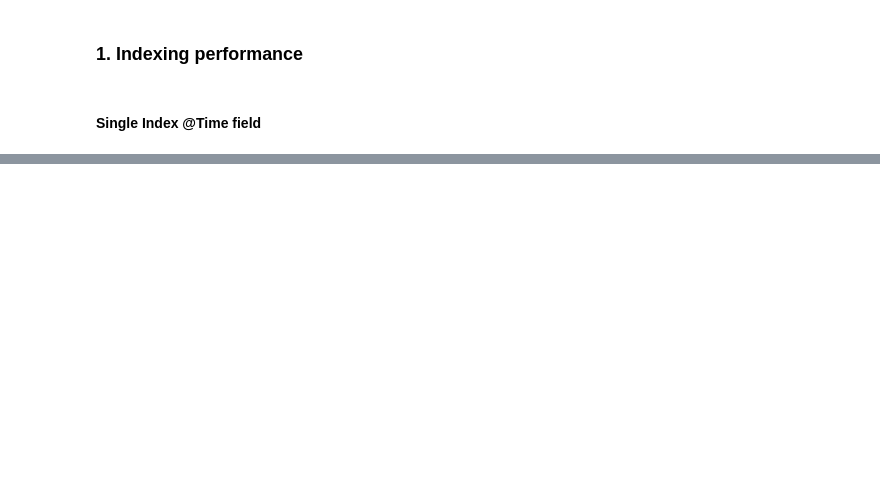
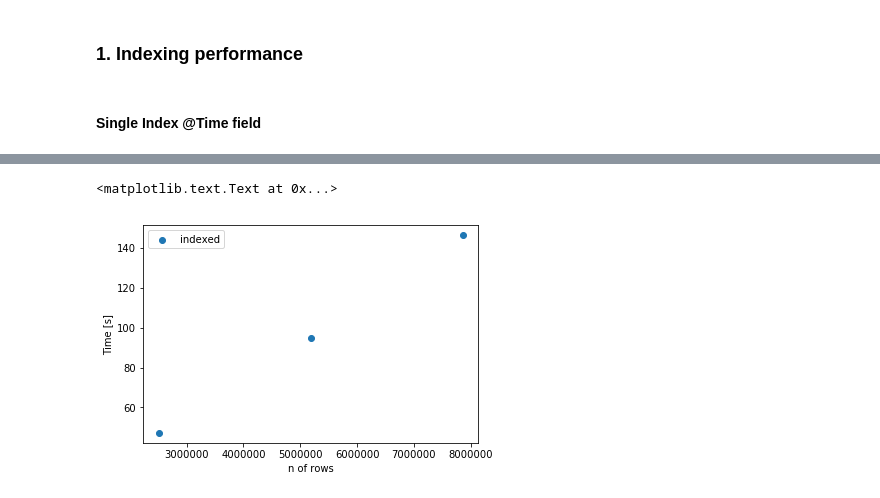
Before and after one commit to lch1000m/Code_Snippets, a Jupyter notebook: database/mongodb/MongoDB.ipynb, the cells around one changed output, grey strips where cells are left out. Cells and saved outputs as stored; diff of their text form; code cells hidden in the pictures; blank space fills up the shorter version.

```diff
--- a/database/mongodb/MongoDB.ipynb
+++ b/database/mongodb/MongoDB.ipynb
@@ -176,0 +263,12 @@ query_size : 786,2401
+# %%
+plt.scatter(sample_size, io_indexed_time, label='indexed')
+# plt.scatter(sample_size, nonindexed_time, label='non-indexed')
+
+# plt.plot(users, time/users, label='normalizing time', color='r')
+
+plt.legend()
+plt.xlabel('n of rows')
+plt.ylabel('Time [s]')
+# %% [output]
+<matplotlib.text.Text at 0x...>
+[figure, added]
```
Also changed, not shown: parts of 59 cells of this notebook, 4 other files.
